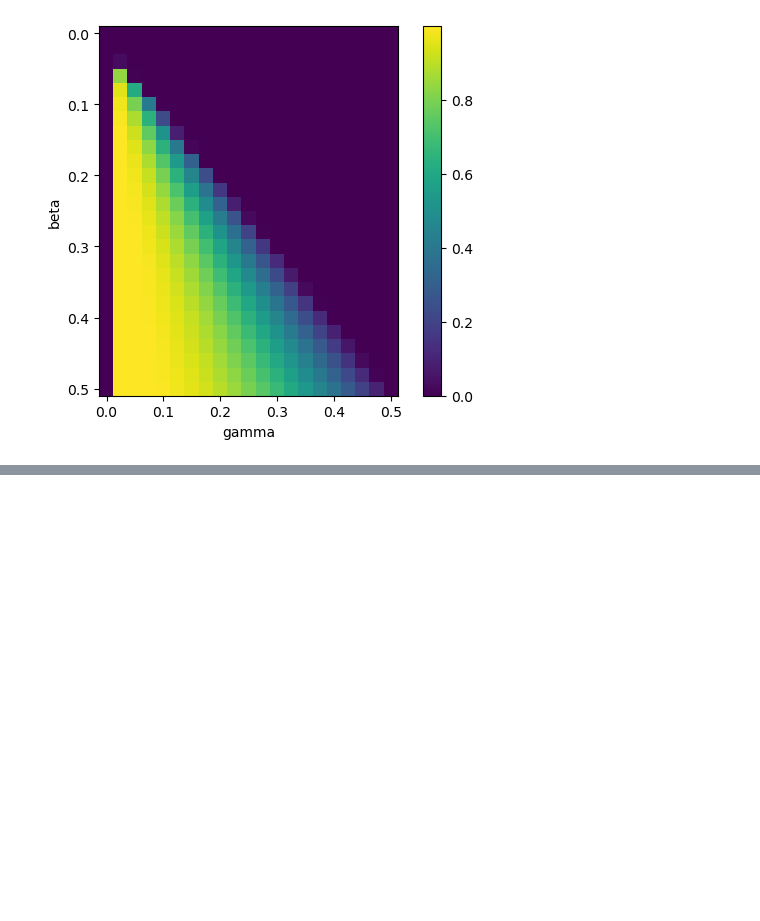
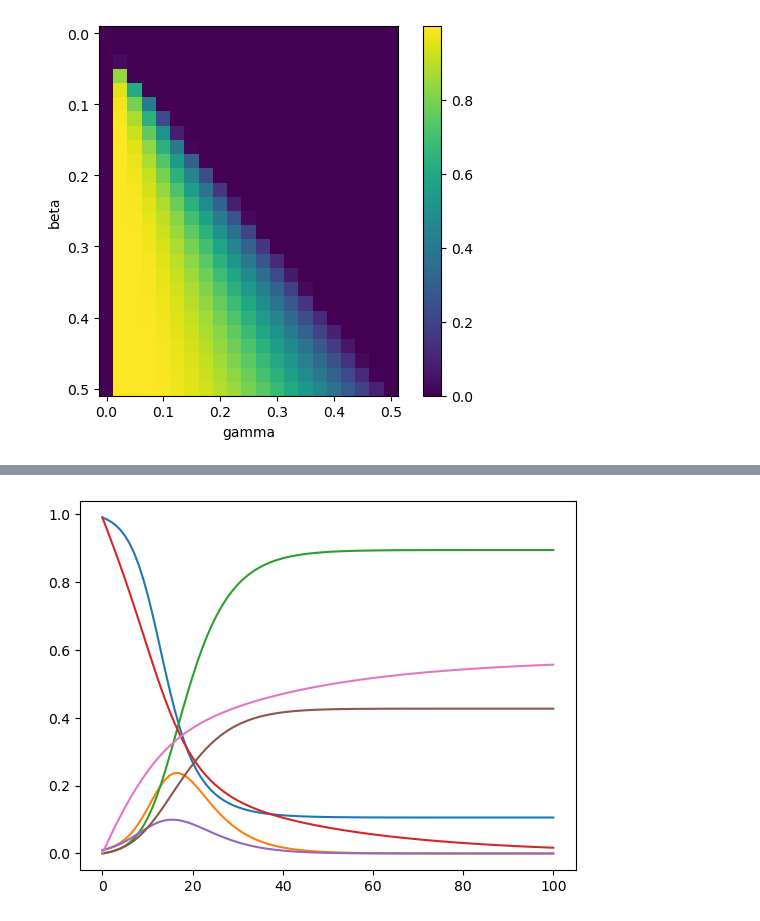
Before and after one commit to Aurora2500/ulpgc_sacse, a Jupyter notebook: 2_3/SIR.ipynb, the cells around one changed output, grey strips where cells are left out. Cells and saved outputs as stored; diff of their text form; code cells hidden in the pictures; blank space fills up the shorter version.

```diff
--- a/2_3/SIR.ipynb
+++ b/2_3/SIR.ipynb
@@ -191,0 +195,14 @@ plt.show()
+# %%
+beta = 0.5
+gamma = 0.2
+delta = 0.03
+t = np.linspace(0,100, 101)
+
+x_free = solve_rk(sir_model(beta, gamma), np.array([0.99, 0.01, 0]), t)
+x_vac = solve_rk(sirv_model(beta, gamma, delta), np.array([0.99, 0.01, 0, 0]), t)
+
+plt.plot(t, x_free)
+plt.plot(t, x_vac)
+plt.show()
+# %% [output]
+[figure, added]
```
Also changed, not shown: parts of 8 cells of this notebook, 6 other files.
